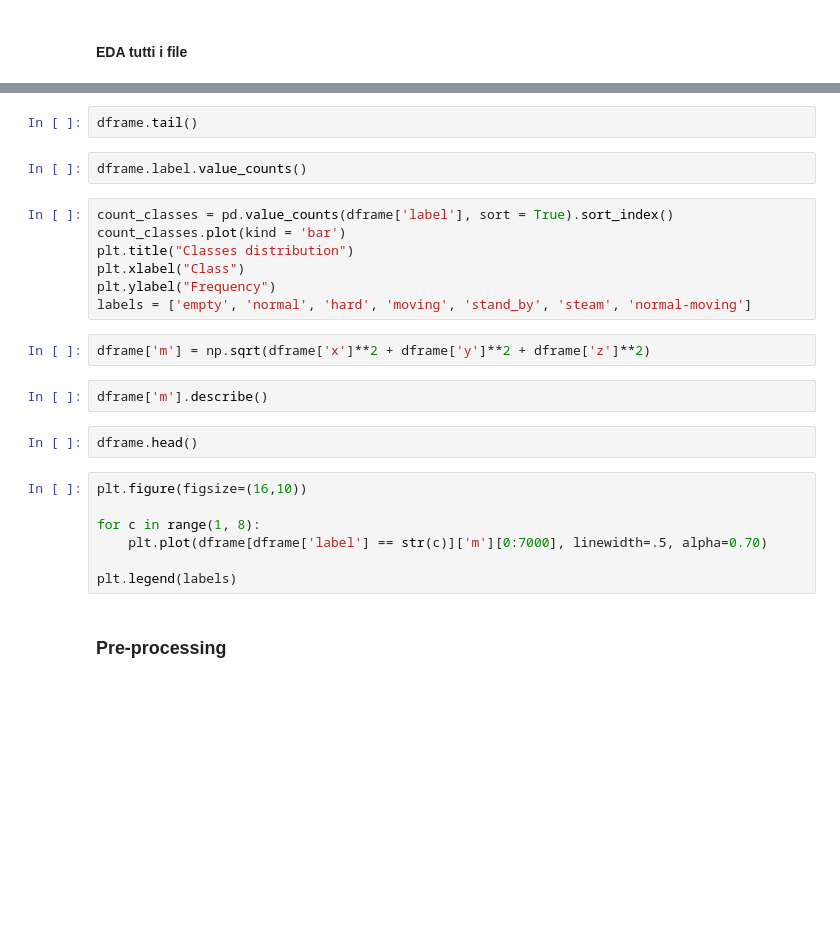
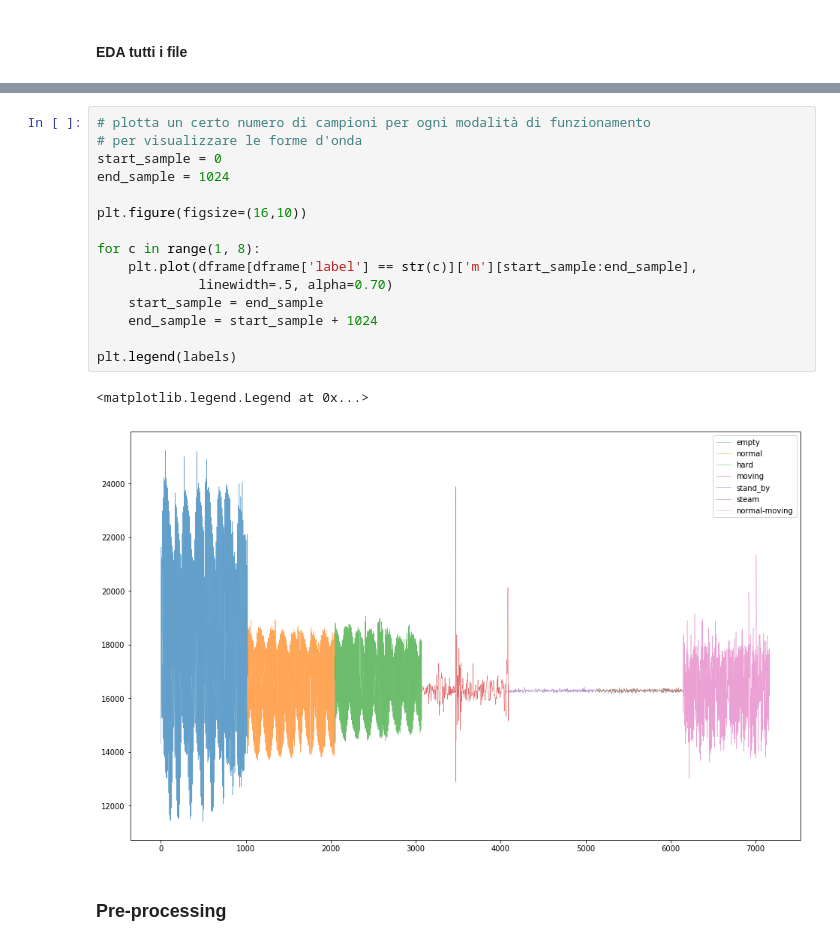
Before and after one commit to martinolorusso/coffee_machine, a Jupyter notebook: data_preparation.ipynb, the cells around one changed output, grey strips where cells are left out. Cells and saved outputs as stored; diff of their text form; blank space fills up the shorter version.

```diff
--- a/data_preparation.ipynb
+++ b/data_preparation.ipynb
@@ -97,27 +172,21 @@ dframe.head()
-# %%
-dframe.tail()
-# %%
-dframe.label.value_counts()
-# %%
-count_classes = pd.value_counts(dframe['label'], sort = True).sort_index()
-count_classes.plot(kind = 'bar')
-plt.title("Classes distribution")
-plt.xlabel("Class")
-plt.ylabel("Frequency")
-labels = ['empty', 'normal', 'hard', 'moving', 'stand_by', 'steam', 'normal-moving']
-# %%
-dframe['m'] = np.sqrt(dframe['x']**2 + dframe['y']**2 + dframe['z']**2)
-# %%
-dframe['m'].describe()
-# %%
-dframe.head()
 # %%
+# plotta un certo numero di campioni per ogni modalità di funzionamento
+# per visualizzare le forme d'onda
+start_sample = 0
+end_sample = 1024
+
 plt.figure(figsize=(16,10))
 
 for c in range(1, 8):
-    plt.plot(dframe[dframe['label'] == str(c)]['m'][0:7000], linewidth=.5, alpha=0.70)
+    plt.plot(dframe[dframe['label'] == str(c)]['m'][start_sample:end_sample],
+             linewidth=.5, alpha=0.70)
+    start_sample = end_sample
+    end_sample = start_sample + 1024
 
 plt.legend(labels)
+# %% [output]
+<matplotlib.legend.Legend at 0x...>
+[figure, added]
 # %% [markdown]
 ### Pre-processing
 # %% [markdown]
```
Also changed, not shown: parts of 134 cells of this notebook, 56 other files.
